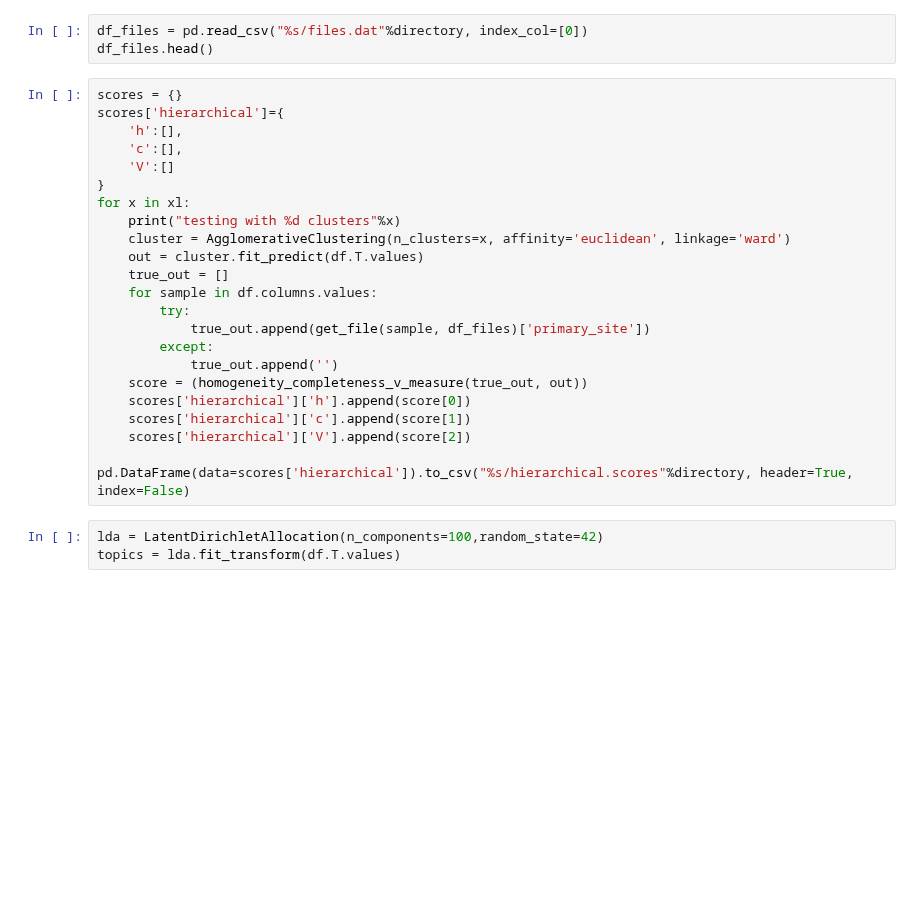
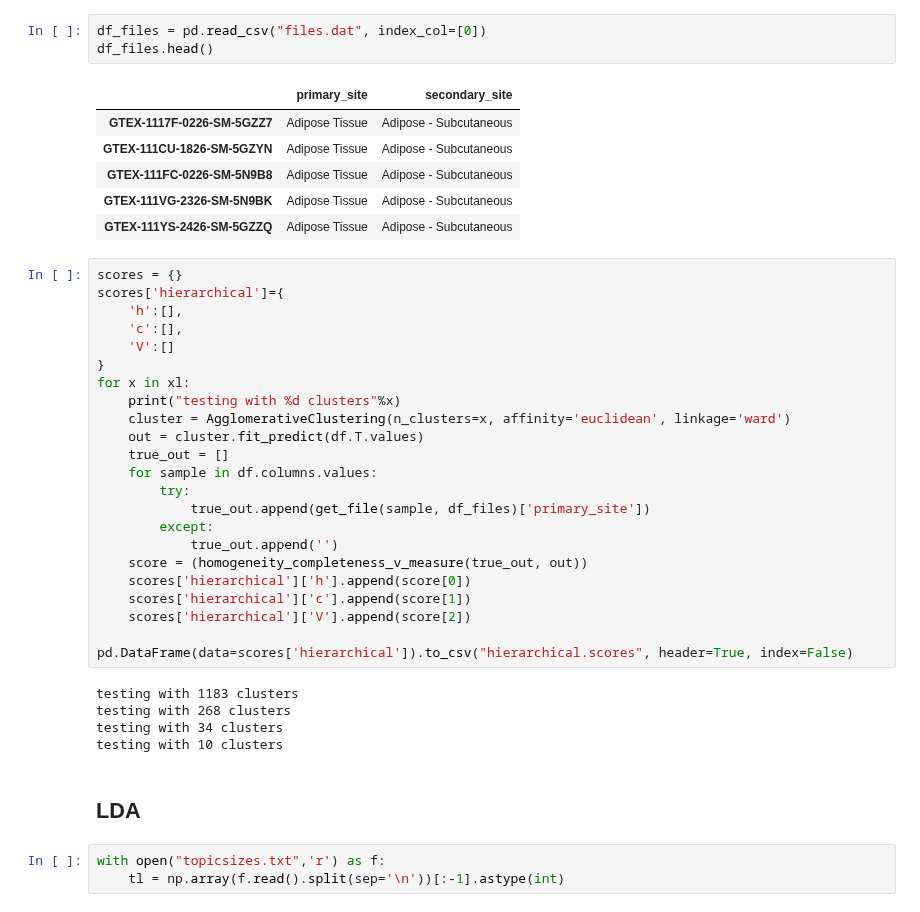
Before and after one commit to fvalle1/master_thesis, a Jupyter notebook: alternative_clustering.ipynb, the cells around one changed output. Saved outputs shown, nothing was run; the diff lists cells and outputs as text; blank space fills up the shorter version.

```diff
--- a/alternative_clustering.ipynb
+++ b/alternative_clustering.ipynb
@@ -36,6 +49,13 @@ fig.savefig("%s/hierarchical_dendogram.pdf"%directory)
 # %%
-df_files = pd.read_csv("%s/files.dat"%directory, index_col=[0])
+df_files = pd.read_csv("files.dat", index_col=[0])
 df_files.head()
+# %% [output]
+|  | primary_site | secondary_site |
+| GTEX-1117F-0226-SM-5GZZ7 | Adipose Tissue | Adipose - Subcutaneous |
+| GTEX-111CU-1826-SM-5GZYN | Adipose Tissue | Adipose - Subcutaneous |
+| GTEX-111FC-0226-SM-5N9B8 | Adipose Tissue | Adipose - Subcutaneous |
+| GTEX-111VG-2326-SM-5N9BK | Adipose Tissue | Adipose - Subcutaneous |
+| GTEX-111YS-2426-SM-5GZZQ | Adipose Tissue | Adipose - Subcutaneous |
 # %%
 scores = {}
 scores['hierarchical']={
@@ -58,10 +78,17 @@ for x in xl:
     scores['hierarchical']['c'].append(score[1])
     scores['hierarchical']['V'].append(score[2])
 
-pd.DataFrame(data=scores['hierarchical']).to_csv("%s/hierarchical.scores"%directory, header=True, index=False)
+pd.DataFrame(data=scores['hierarchical']).to_csv("hierarchical.scores", header=True, index=False)
+# %% [output]
+testing with 1183 clusters
+testing with 268 clusters
+testing with 34 clusters
+testing with 10 clusters
-# %%
-lda = LatentDirichletAllocation(n_components=100,random_state=42)
-topics = lda.fit_transform(df.T.values)
+# %% [markdown]
+## LDA
+# %%
+with open("topicsizes.txt",'r') as f:
+    tl = np.array(f.read().split(sep='\n'))[:-1].astype(int)
 # %%
 scores['lda']={
     'h':[],
```
Also changed, not shown: parts of 7 cells of this notebook, 5 other files.
